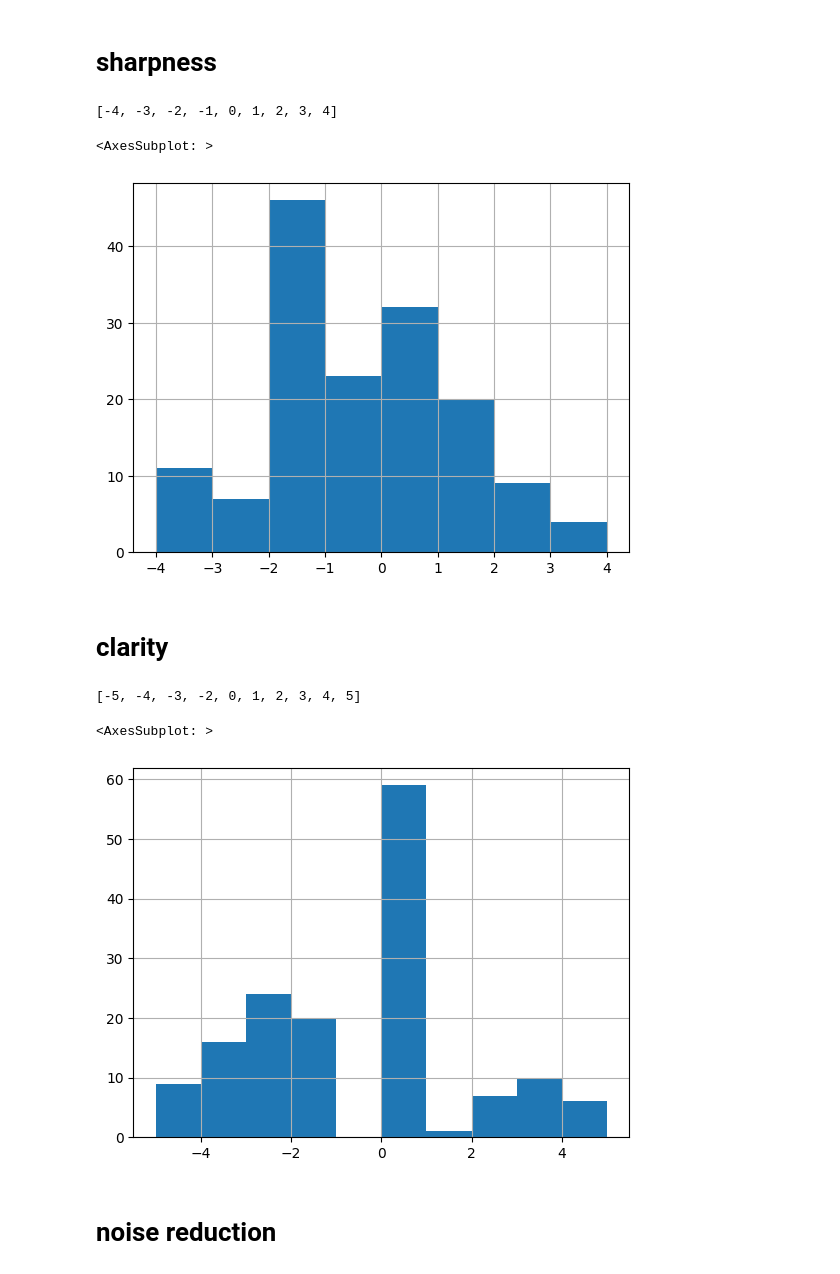
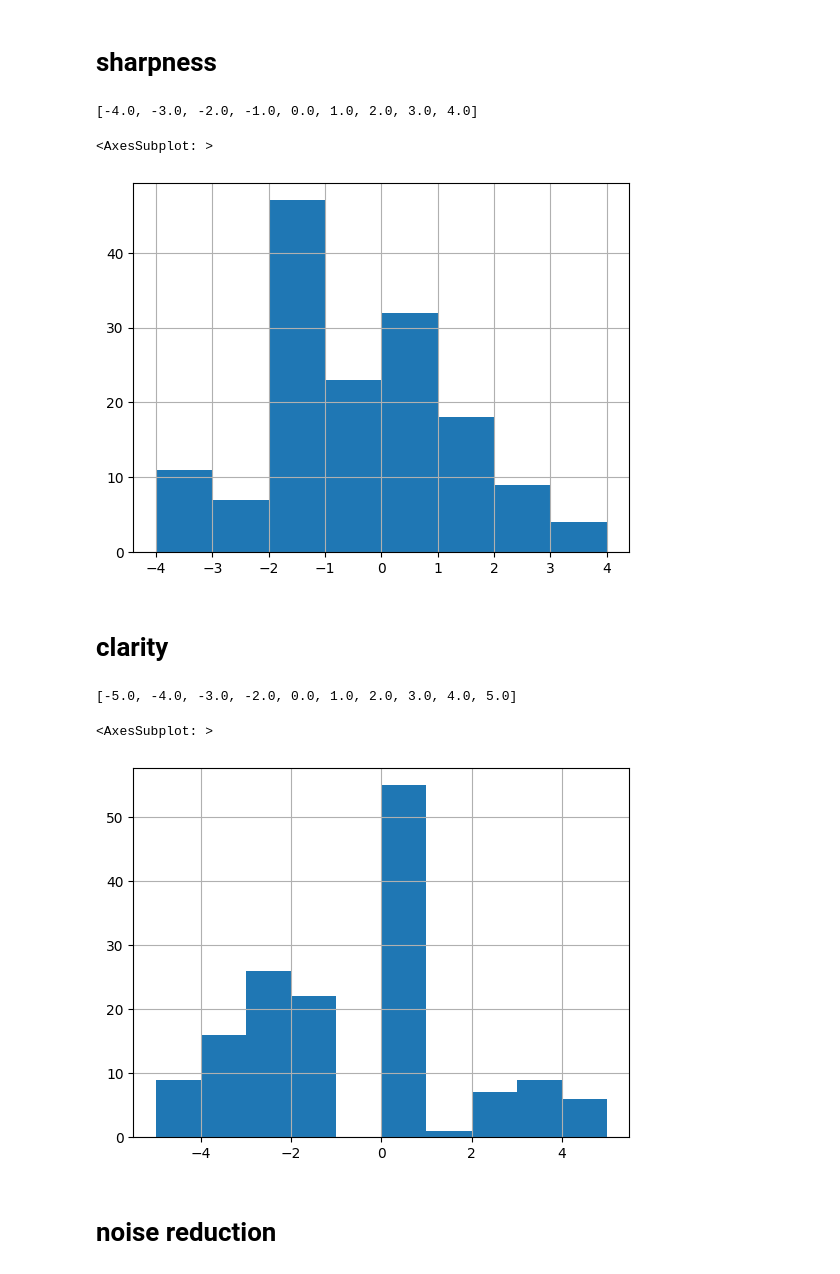
Before and after one commit to maxotar/fuji-recipes, a Jupyter notebook: clean_df.ipynb, the cells around one changed output. Saved outputs shown, nothing was run; the diff lists cells and outputs as text; code cells hidden in the pictures.

```diff
--- a/clean_df.ipynb
+++ b/clean_df.ipynb
@@ -73,2 +38,6 @@ df.describe()
+# %%
+df.name = df.name.str.replace("’", "'")
+df.name = df.name.str.replace("“", "")
+df.name = df.name.str.replace("”", "")
 # %% [markdown]
 # simulation
@@ -94,43 +53,25 @@ Name: name, dtype: object
 # %% [markdown]
 # sharpness
 # %%
-# fillna with sharpening values
-df.sharpness.fillna(value=df.sharpening, inplace=True)
-
-# fill na with 0
-df.sharpness.fillna(value=0, inplace=True)
-
-# drop sharpening
+df.sharpness.fillna(df.sharpening, inplace=True)
+df.sharpness.fillna(0, inplace=True)
 df.drop(columns=["sharpening"], inplace=True)
-
-# convert to int
-df.sharpness = df.sharpness.astype("int")
-
-# print unique values
 print(sorted(df.sharpness.unique()))
-
 df.sharpness.hist(bins=np.arange(-4, 5))
 # %% [output]
-[-4, -3, -2, -1, 0, 1, 2, 3, 4]
+[-4.0, -3.0, -2.0, -1.0, 0.0, 1.0, 2.0, 3.0, 4.0]
 <AxesSubplot: >
-[figure, old version]
+[figure, new version]
 # %% [markdown]
 # clarity
 # %%
-# fill na with 0
-df.clarity.fillna(value=0, inplace=True)
-
-# convert to int
-df.clarity = df.clarity.astype("int")
-
-# print unique values
+df.clarity.fillna(0, inplace=True)
 print(sorted(df.clarity.unique()))
-
 df.clarity.hist(bins=np.arange(-5, 6))
 # %% [output]
-[-5, -4, -3, -2, 0, 1, 2, 3, 4, 5]
+[-5.0, -4.0, -3.0, -2.0, 0.0, 1.0, 2.0, 3.0, 4.0, 5.0]
 <AxesSubplot: >
-[figure, old version]
+[figure, new version]
 # %% [markdown]
 # noise reduction
 # %%
```
Also changed, not shown: parts of 34 cells of this notebook, 9 other files.
